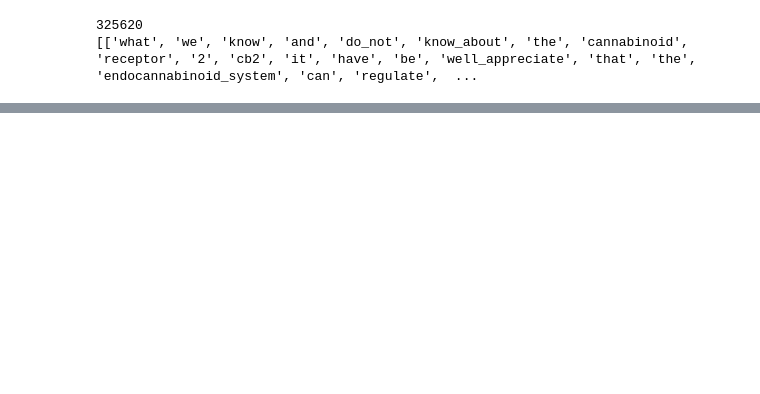
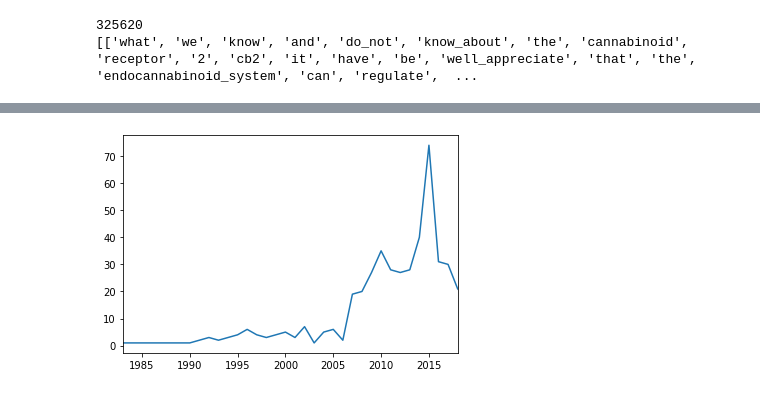
Before and after one commit to Shunling/CapstoneProjects, a Jupyter notebook: NaturalLanguageProcessingGPCR/Text_Analysis.ipynb, the cells around one changed output, grey strips where cells are left out. Cells and saved outputs as stored; diff of their text form; code cells hidden in the pictures; blank space fills up the shorter version.

```diff
--- a/NaturalLanguageProcessingGPCR/Text_Analysis.ipynb
+++ b/NaturalLanguageProcessingGPCR/Text_Analysis.ipynb
@@ -343,0 +445,4 @@ similar_words
+# %%
+plot_year_trend('functional selectivity',df)
+# %% [output]
+[figure, added]
```
Also changed, not shown: parts of 25 cells of this notebook.
